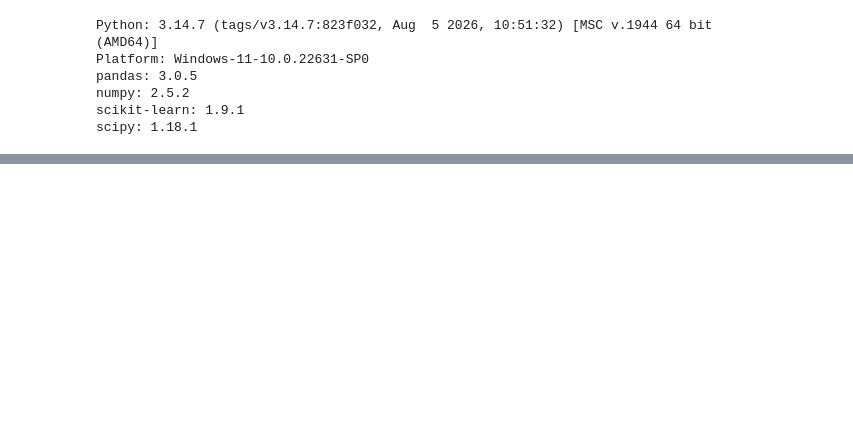
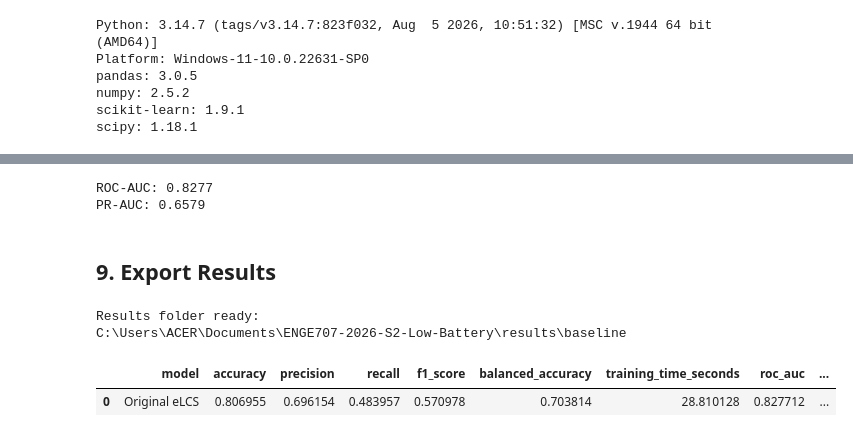
Before and after one commit to ngg1016/ENGE707-2026-S2-Low-Battery, a Jupyter notebook: notebooks/Phase2_01_LCS_Baseline.ipynb, the cells around one changed output, grey strips where cells are left out. Drawn from its saved outputs; the diff is of its cells as text; code cells hidden in the pictures; blank space fills up the shorter version.

```diff
--- a/notebooks/Phase2_01_LCS_Baseline.ipynb
+++ b/notebooks/Phase2_01_LCS_Baseline.ipynb
@@ -225,0 +485,8 @@ An 80/20 train-test split was used for the baseline experiments. Stratification
+# %%
+baseline_predictions = baseline_lcs.predict(
+    X_test_lcs_array
+)
+
+print("Baseline predictions generated.")
+print("Number of predictions:", len(baseline_predictions))
+print("First 10 predictions:", baseline_predictions[:10])
@@ -246,0 +622,69 @@ scipy: 1.18.1
+# %%
+from sklearn.metrics import (
+    roc_auc_score,
+    average_precision_score
+)
+
+positive_class_probabilities = baseline_probabilities[:, 1]
+
+baseline_roc_auc = roc_auc_score(
+    y_test_lcs_array,
+    positive_class_probabilities
+)
+
+baseline_pr_auc = average_precision_score(
+    y_test_lcs_array,
+    positive_class_probabilities
+)
+
+print("ROC-AUC:", round(baseline_roc_auc, 4))
+print("PR-AUC:", round(baseline_pr_auc, 4))
+# %% [output]
+ROC-AUC: 0.8277
+PR-AUC: 0.6579
+# %% [markdown]
+## 9. Export Results
+# %%
+from pathlib import Path
+import json
+import pandas as pd
+import numpy as np
+
+baseline_results_directory = Path("../results/baseline")
+baseline_results_directory.mkdir(parents=True, exist_ok=True)
+
+print("Results folder ready:")
+print(baseline_results_directory.resolve())
+# %% [output]
+Results folder ready:
+C:\Users\ACER\Documents\ENGE707-2026-S2-Low-Battery\results\baseline
+# %%
+baseline_metrics = {
+    "model": "Original eLCS",
+    "accuracy": baseline_accuracy,
+    "precision": baseline_precision,
+    "recall": baseline_recall,
+    "f1_score": baseline_f1,
+    "balanced_accuracy": baseline_balanced_accuracy,
+    "training_time_seconds": baseline_training_seconds
+}
+
+if "baseline_roc_auc" in globals():
+    baseline_metrics["roc_auc"] = baseline_roc_auc
+
+if "baseline_pr_auc" in globals():
+    baseline_metrics["pr_auc"] = baseline_pr_auc
+
+baseline_metrics_df = pd.DataFrame(
+    [baseline_metrics]
+)
+
+baseline_metrics_df.to_csv(
+    baseline_results_directory / "baseline_metrics.csv",
+    index=False
+)
+
+baseline_metrics_df
+# %% [output]
+|  | model | accuracy | precision | recall | f1_score | balanced_accuracy | training_time_seconds | roc_auc | ... |
+| 0 | Original eLCS | 0.806955 | 0.696154 | 0.483957 | 0.570978 | 0.703814 | 28.810128 | 0.827712 | ... |
```
Also changed, not shown: parts of 23 cells of this notebook, 4 other files.
